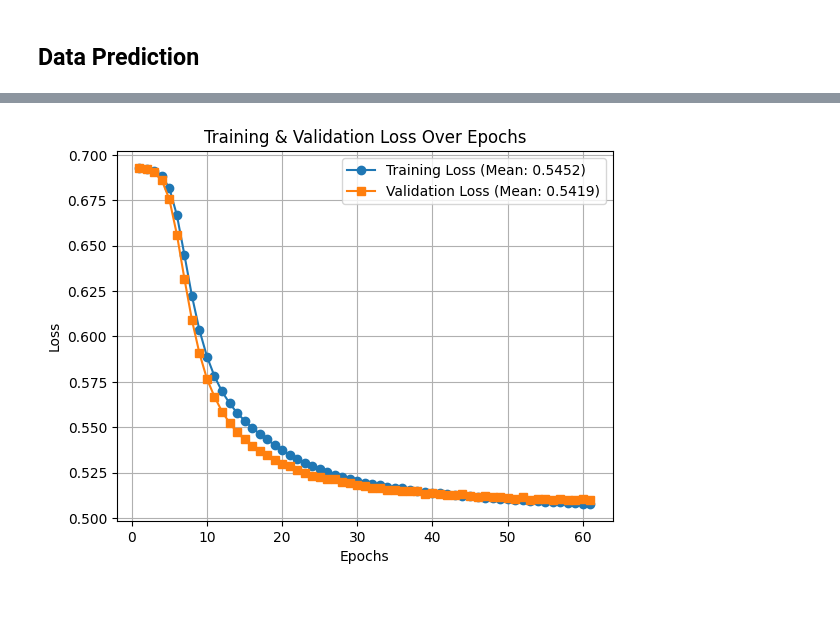
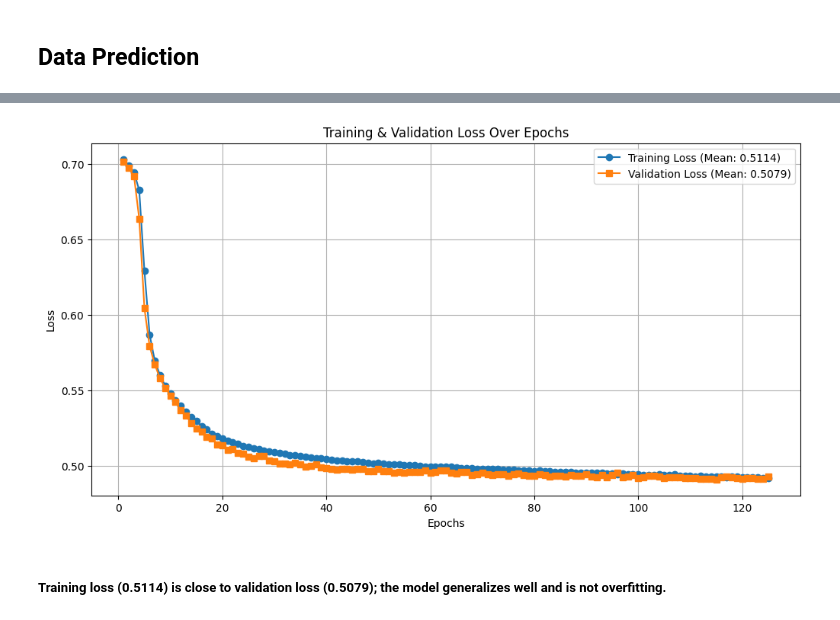
Before and after one commit to ProfessionalSalmon/Bank-Churn-NeuralNetwork-Model, a Jupyter notebook: notebook/Bank-Churn-Modeling.ipynb, the cells around one changed output, grey strips where cells are left out. Drawn from its saved outputs; the diff is of its cells as text; code cells hidden in the pictures.

```diff
--- a/notebook/Bank-Churn-Modeling.ipynb
+++ b/notebook/Bank-Churn-Modeling.ipynb
@@ -97,3 +124,5 @@ X_test_scaled = scaler.transform(X_test)
 # %%
-smote = SMOTE(sampling_strategy='auto', random_state=42)
-X_resampled, y_resampled = smote.fit_resample(X_train_scaled, y_train)
+desired_ratio = 0.6  # the minority class becomes 50% of the majority class size
+
+smote = SMOTE(sampling_strategy=desired_ratio, random_state=42)
+X_resampled, y_resampled = smote.fit_resample(X_train_final, y_train)
@@ -100,7 +145,7 @@ X_resampled, y_resampled = smote.fit_resample(X_train_scaled, y_train)
 # %% [markdown]
 ## Data Prediction
 # %%
-features = torch.tensor(X_resampled).float()
+features = torch.tensor(X_resampled.to_numpy()).float()
 target = torch.tensor(y_resampled.to_numpy()).float()
 
 dataset = TensorDataset(features, target)
@@ -138,16 +183,16 @@ input_dim = X_train.shape[1]
 model = NeuralNetwork(input_dim)
 # %%
 criterion = nn.CrossEntropyLoss()
-optimizer = optim.Adam(model.parameters(), lr=0.0001)
+optimizer = optim.Adam(model.parameters(), lr=0.0002)
 # %%
 # Early stopping parameters
-patience = 5 # Number of epochs to wait before stopping
+patience = 10 # Number of epochs to wait before stopping
 min_val_loss = float('inf') # Initialize with a very high value
 count = 0 # Tracks how many epochs the val_loss hasn't improved
 best_model_state = None
 
 # epoch
-num_epochs = 100
+num_epochs = 200
 train_loss = []
 val_loss = []
 # %%
@@ -231,23 +276,26 @@ NeuralNetwork(
 # %%
 mean_train_loss = sum(train_loss) / len(train_loss)
 mean_val_loss = sum(val_loss) / len(val_loss)
 
 # Plot the Loss Curve
 if num_epochs > epoch + 1:
     range_epoch = epoch
 else: range_epoch = num_epochs
 
+plt.figure(figsize = (12, 6))
 plt.plot(range(1, range_epoch + 1), train_loss, label=f'Training Loss (Mean: {mean_train_loss:.4f})', marker='o')
 plt.plot(range(1, range_epoch + 1), val_loss, label=f'Validation Loss (Mean: {mean_val_loss:.4f})', marker='s')
 
 plt.xlabel('Epochs')
 plt.ylabel('Loss')
 plt.title('Training & Validation Loss Over Epochs')
 plt.legend()
 plt.grid()
 plt.show()
 # %% [output]
-[figure, old version]
+[figure, new version]
+# %% [markdown]
+##### Training loss (0.5114) is close to validation loss (0.5079); the model generalizes well and is not overfitting.
 # %%
 if best_model_state:
     model.load_state_dict(best_model_state)
```
Also changed, not shown: parts of 21 cells of this notebook.
